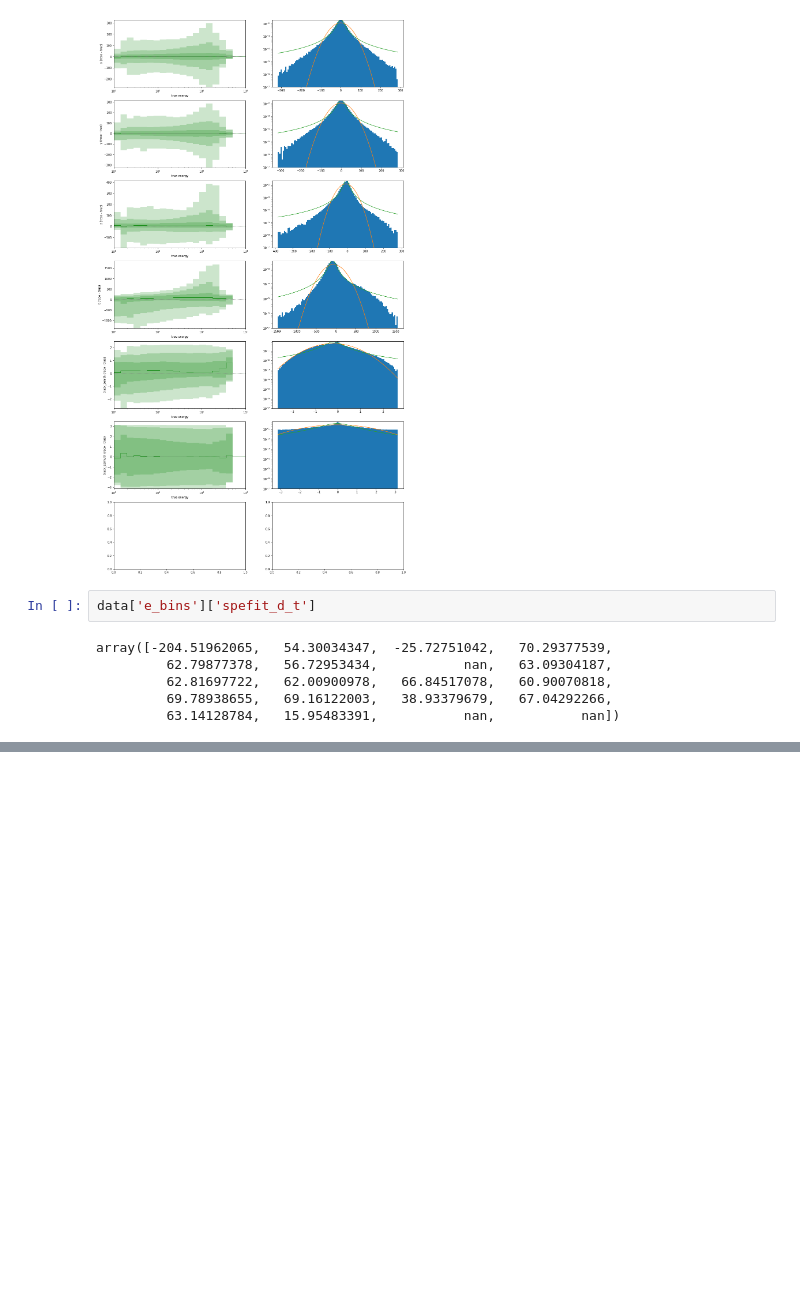
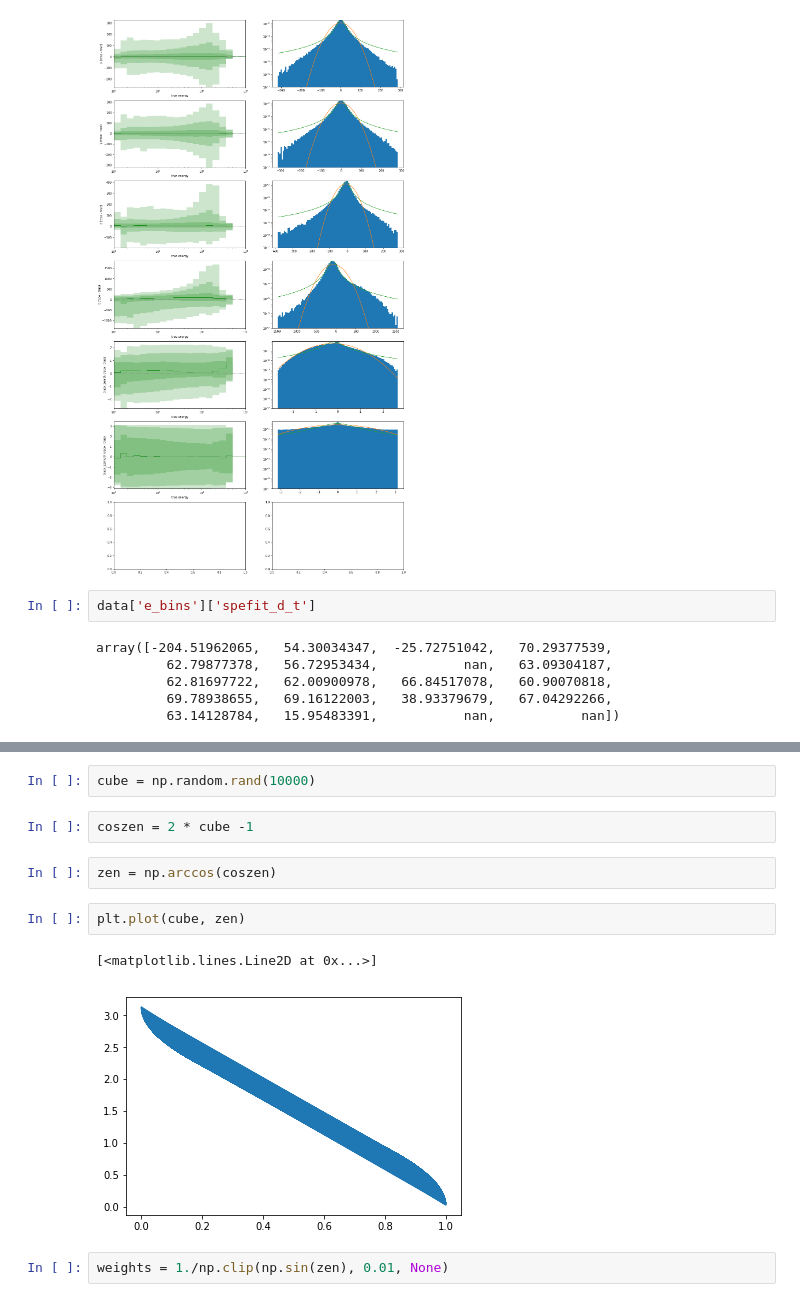
Before and after one commit to ts4051/retro, a Jupyter notebook: notebooks/SPEresolutions.ipynb, the cells around one changed output, grey strips where cells are left out. Drawn from its saved outputs; the diff is of its cells as text; blank space fills up the shorter version.

```diff
--- a/notebooks/SPEresolutions.ipynb
+++ b/notebooks/SPEresolutions.ipynb
@@ -200,0 +203,13 @@ for ax,dim in zip([ax1, ax2, ax3, ax4], ['t', 'x', 'y', 'z']):
+# %%
+cube = np.random.rand(10000)
+# %%
+coszen = 2 * cube -1
+# %%
+zen = np.arccos(coszen)
+# %%
+plt.plot(cube, zen)
+# %% [output]
+[<matplotlib.lines.Line2D at 0x...>]
+[figure, added]
+# %%
+weights = 1./np.clip(np.sin(zen), 0.01, None)
```
Also changed, not shown: parts of 3 cells of this notebook, 1 other file.
